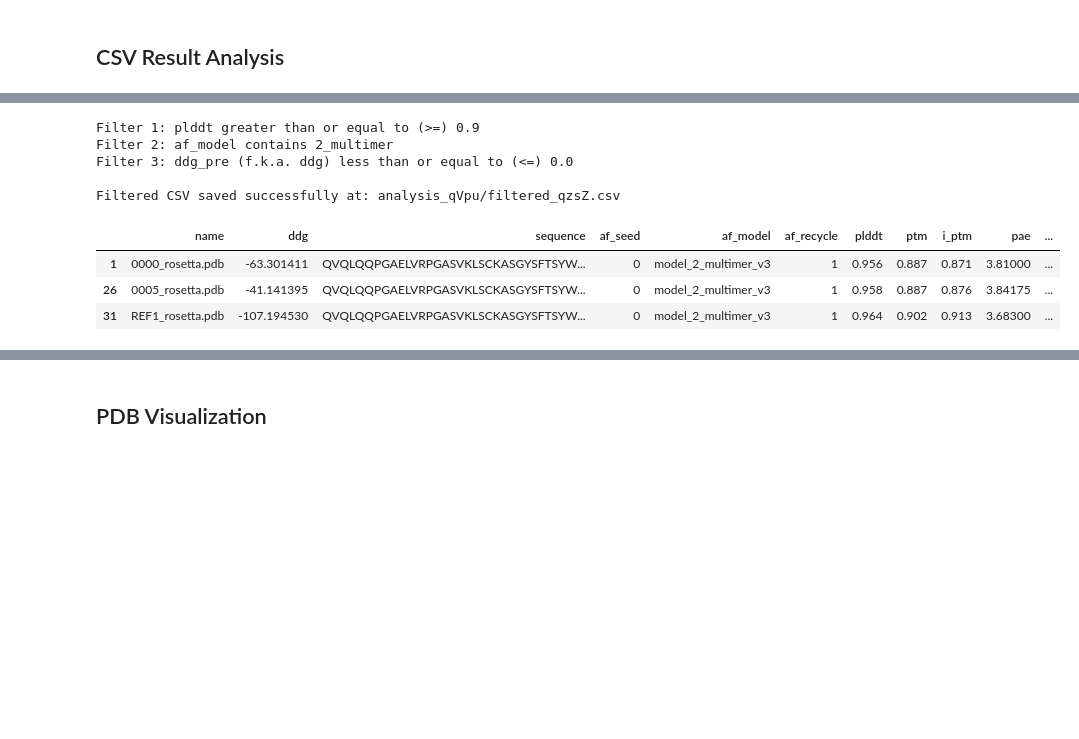
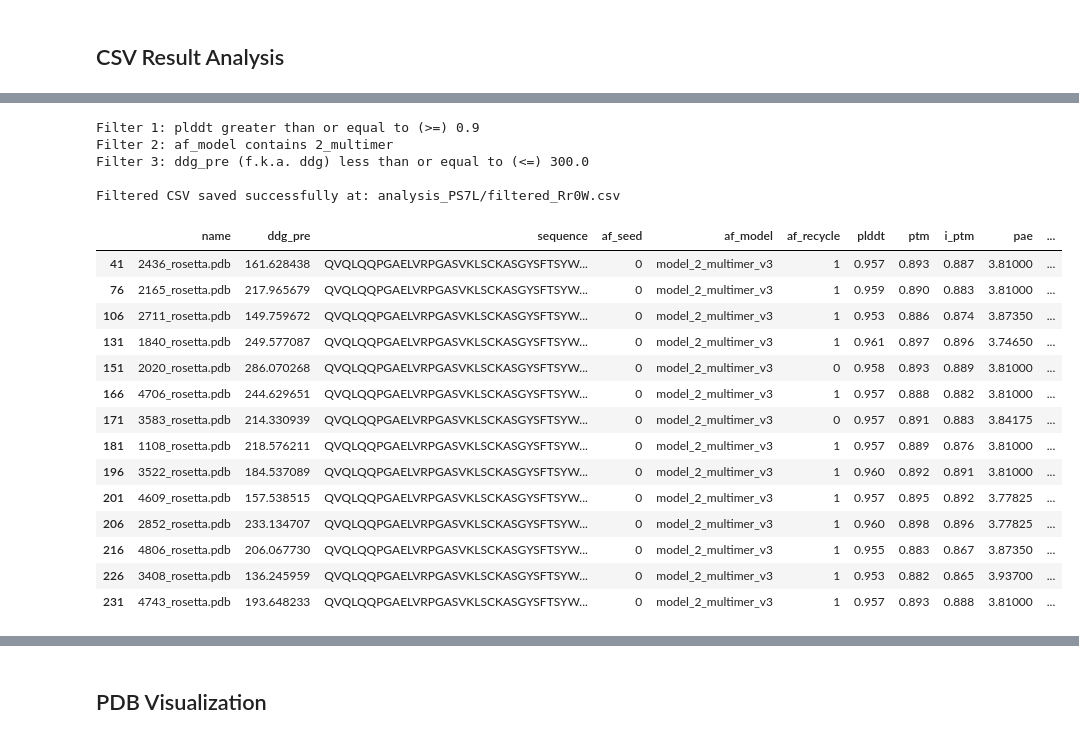
Before and after one commit to bramyeon/eval, a Jupyter notebook: colab/analyze.ipynb, the cells around one changed output, grey strips where cells are left out. Drawn from its saved outputs; the diff is of its cells as text; code cells hidden in the pictures; blank space fills up the shorter version.

```diff
--- a/colab/analyze.ipynb
+++ b/colab/analyze.ipynb
@@ -165,7 +165,7 @@ activate_filter3 = True #@param {type:"boolean"}
 if activate_filter3:
     column3 = "ddg_pre (f.k.a. ddg)" #@param ['name','ddg_pre (f.k.a. ddg)','sequence','af_seed','af_model','af_recycle','plddt','ptm','i_ptm','pae','i_pae','multi','rmsd_tol','ddg_fin (f.k.a. ddg_final)']
     operation3 = "less than or equal to (\u003C=)" #@param ['equal to (==)', 'not equal to (!=)', 'less than (<)', 'less than or equal to (<=)', 'greater than (>)', 'greater than or equal to (>=)','contains']
-    value3 = "0" #@param {type:"string"}
+    value3 = "300" #@param {type:"string"}
     list_filter(column3, operation3, value3)
 
 #@markdown <br><h2>FILTER #4 SETTINGS</h2>
@@ -213,39 +213,50 @@ def filter(df_, column, operation, value):
     return df_
 
 i = 1
 for column, operation, value in filters:
     print(f"Filter {i}: {column} {operation} {value}")
     i += 1
     if column not in ['ddg_pre (f.k.a. ddg)', 'ddg_fin (f.k.a. ddg_final)']:
         df_ = filter(df_, column, operation, value)
     elif column == 'ddg_pre (f.k.a. ddg)':
         try:
             df_ = filter(df_, 'ddg_pre', operation, value)
         except:
             df_ = filter(df_, 'ddg', operation, value)
     elif column == 'ddg_fin (f.k.a. ddg_final)':
         try:
             df_ = filter(df_, 'ddg_fin', operation, value)
         except:
             df_ = filter(df_, 'ddg_final', operation, value)
     else:
         raise NotImplementedError
 
 csv_path = os.path.join(analysis_dir, csv_save_name)
 df_.to_csv(csv_path, index=False)
 print(f"\nFiltered CSV saved successfully at: {csv_path}\n")
 
 df_.head(head)
 # %% [output]
 Filter 1: plddt greater than or equal to (>=) 0.9
 Filter 2: af_model contains 2_multimer
-Filter 3: ddg_pre (f.k.a. ddg) less than or equal to (<=) 0.0
+Filter 3: ddg_pre (f.k.a. ddg) less than or equal to (<=) 300.0
 
-Filtered CSV saved successfully at: analysis_qVpu/filtered_qzsZ.csv
+Filtered CSV saved successfully at: analysis_PS7L/filtered_Rr0W.csv
-|  | name | ddg | sequence | af_seed | af_model | af_recycle | plddt | ptm | i_ptm | pae | ... |
-| 1 | 0000_rosetta.pdb | -63.301411 | QVQLQQPGAELVRPGASVKLSCKASGYSFTSYW... | 0 | model_2_multimer_v3 | 1 | 0.956 | 0.887 | 0.871 | 3.81000 | ... |
-| 26 | 0005_rosetta.pdb | -41.141395 | QVQLQQPGAELVRPGASVKLSCKASGYSFTSYW... | 0 | model_2_multimer_v3 | 1 | 0.958 | 0.887 | 0.876 | 3.84175 | ... |
-| 31 | REF1_rosetta.pdb | -107.194530 | QVQLQQPGAELVRPGASVKLSCKASGYSFTSYW... | 0 | model_2_multimer_v3 | 1 | 0.964 | 0.902 | 0.913 | 3.68300 | ... |
+|  | name | ddg_pre | sequence | af_seed | af_model | af_recycle | plddt | ptm | i_ptm | pae | ... |
+| 41 | 2436_rosetta.pdb | 161.628438 | QVQLQQPGAELVRPGASVKLSCKASGYSFTSYW... | 0 | model_2_multimer_v3 | 1 | 0.957 | 0.893 | 0.887 | 3.81000 | ... |
+| 76 | 2165_rosetta.pdb | 217.965679 | QVQLQQPGAELVRPGASVKLSCKASGYSFTSYW... | 0 | model_2_multimer_v3 | 1 | 0.959 | 0.890 | 0.883 | 3.81000 | ... |
+| 106 | 2711_rosetta.pdb | 149.759672 | QVQLQQPGAELVRPGASVKLSCKASGYSFTSYW... | 0 | model_2_multimer_v3 | 1 | 0.953 | 0.886 | 0.874 | 3.87350 | ... |
+| 131 | 1840_rosetta.pdb | 249.577087 | QVQLQQPGAELVRPGASVKLSCKASGYSFTSYW... | 0 | model_2_multimer_v3 | 1 | 0.961 | 0.897 | 0.896 | 3.74650 | ... |
+| 151 | 2020_rosetta.pdb | 286.070268 | QVQLQQPGAELVRPGASVKLSCKASGYSFTSYW... | 0 | model_2_multimer_v3 | 0 | 0.958 | 0.893 | 0.889 | 3.81000 | ... |
+| 166 | 4706_rosetta.pdb | 244.629651 | QVQLQQPGAELVRPGASVKLSCKASGYSFTSYW... | 0 | model_2_multimer_v3 | 1 | 0.957 | 0.888 | 0.882 | 3.81000 | ... |
+| 171 | 3583_rosetta.pdb | 214.330939 | QVQLQQPGAELVRPGASVKLSCKASGYSFTSYW... | 0 | model_2_multimer_v3 | 0 | 0.957 | 0.891 | 0.883 | 3.84175 | ... |
+| 181 | 1108_rosetta.pdb | 218.576211 | QVQLQQPGAELVRPGASVKLSCKASGYSFTSYW... | 0 | model_2_multimer_v3 | 1 | 0.957 | 0.889 | 0.876 | 3.81000 | ... |
+| 196 | 3522_rosetta.pdb | 184.537089 | QVQLQQPGAELVRPGASVKLSCKASGYSFTSYW... | 0 | model_2_multimer_v3 | 1 | 0.960 | 0.892 | 0.891 | 3.81000 | ... |
+| 201 | 4609_rosetta.pdb | 157.538515 | QVQLQQPGAELVRPGASVKLSCKASGYSFTSYW... | 0 | model_2_multimer_v3 | 1 | 0.957 | 0.895 | 0.892 | 3.77825 | ... |
+| 206 | 2852_rosetta.pdb | 233.134707 | QVQLQQPGAELVRPGASVKLSCKASGYSFTSYW... | 0 | model_2_multimer_v3 | 1 | 0.960 | 0.898 | 0.896 | 3.77825 | ... |
+| 216 | 4806_rosetta.pdb | 206.067730 | QVQLQQPGAELVRPGASVKLSCKASGYSFTSYW... | 0 | model_2_multimer_v3 | 1 | 0.955 | 0.883 | 0.867 | 3.87350 | ... |
+| 226 | 3408_rosetta.pdb | 136.245959 | QVQLQQPGAELVRPGASVKLSCKASGYSFTSYW... | 0 | model_2_multimer_v3 | 1 | 0.953 | 0.882 | 0.865 | 3.93700 | ... |
+| 231 | 4743_rosetta.pdb | 193.648233 | QVQLQQPGAELVRPGASVKLSCKASGYSFTSYW... | 0 | model_2_multimer_v3 | 1 | 0.957 | 0.893 | 0.888 | 3.81000 | ... |
 # %%
 #@title Graph Plotting
 
```
Also changed, not shown: parts of 5 cells of this notebook.
